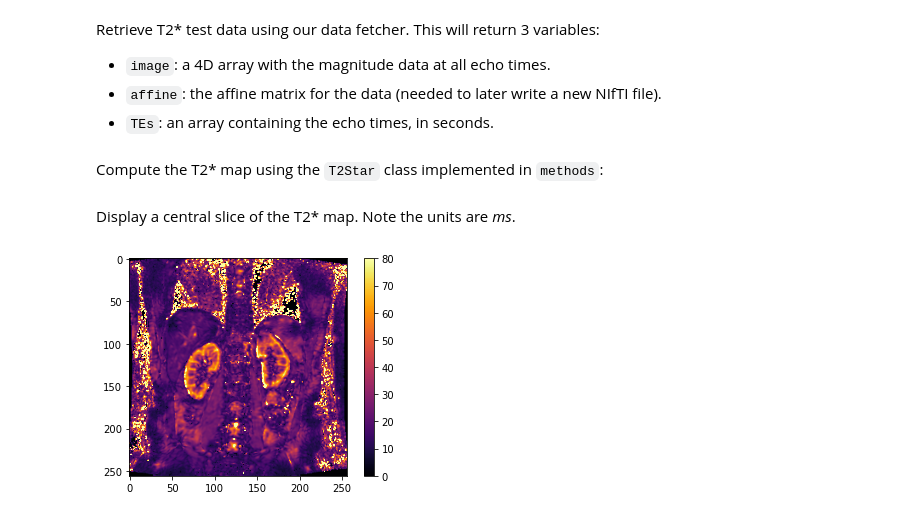
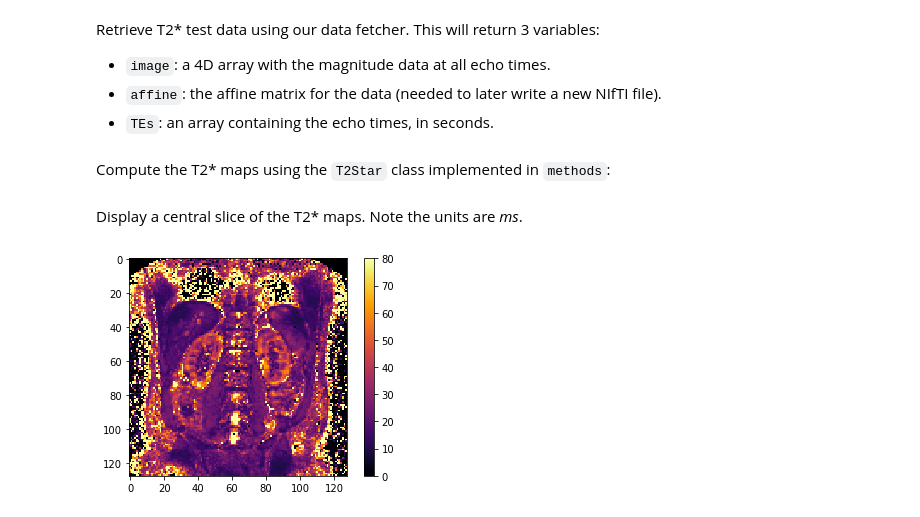
Before and after one commit to UKRIN-MAPS/ukat, a Jupyter notebook: tutorials/t2star_calculation.ipynb, the cells around one changed output. Cells and saved outputs as stored; diff of their text form; code cells hidden in the pictures.

Commit message:
Try/except removed from t2star.py. Jupyter notebook updated for all 3 manufacturers.

```diff
--- a/tutorials/t2star_calculation.ipynb
+++ b/tutorials/t2star_calculation.ipynb
@@ -39,2 +38,7 @@ image, affine, TEs = data.fetch.r2star_ge()
+# %%
+# Fetch test data
+image_philips, affine_philips, TE_philips = data.fetch.r2star_philips()
+image_ge, affine_ge, TE_ge = data.fetch.r2star_ge()
+image_siemens, affine_siemens, TE_siemens = data.fetch.r2star_siemens()
 # %% [markdown]
-Compute the T2* map using the `T2Star` class implemented in `methods`:
+Compute the T2* maps using the `T2Star` class implemented in `methods`:
@@ -45,11 +45,19 @@ t2star = T2Star(image, TEs).t2star_nottingham()[0]
+# %%
+# Compute the 3 manufacturers T2star maps - this can take around 1 minute
+TE_philips = TE_philips*1000  # convert TEs to ms
+t2star_philips = T2Star(image_philips, TE_philips).t2star_nottingham()[0]
+TE_ge = TE_ge*1000  # convert TEs to ms
+t2star_ge = T2Star(image_ge, TE_ge).t2star_nottingham()[0]
+TE_siemens = TE_siemens*1000  # convert TEs to ms
+t2star_siemens = T2Star(image_siemens, TE_siemens).t2star_nottingham()[0]
 # %% [markdown]
-Display a central slice of the T2* map. Note the units are _ms_.
+Display a central slice of the T2* maps. Note the units are _ms_.
 # %%
-# Display a central slice of the T2star map
-t2star_central_slice = np.rot90(t2star[:,:,2], 1)
+# Display a central slice of the T2star map Philips
+t2star_central_slice = np.rot90(t2star_philips[:,:,2], 1)
 ax = plt.subplots()[1]
 im = ax.imshow(t2star_central_slice, cmap='inferno', vmin=0, vmax=80)
 plt.colorbar(im)
 plt.show()
 # %% [output]
-[figure, old version]
+[figure, new version]
```
Also changed, not shown: parts of 9 cells of this notebook, 6 other files.
